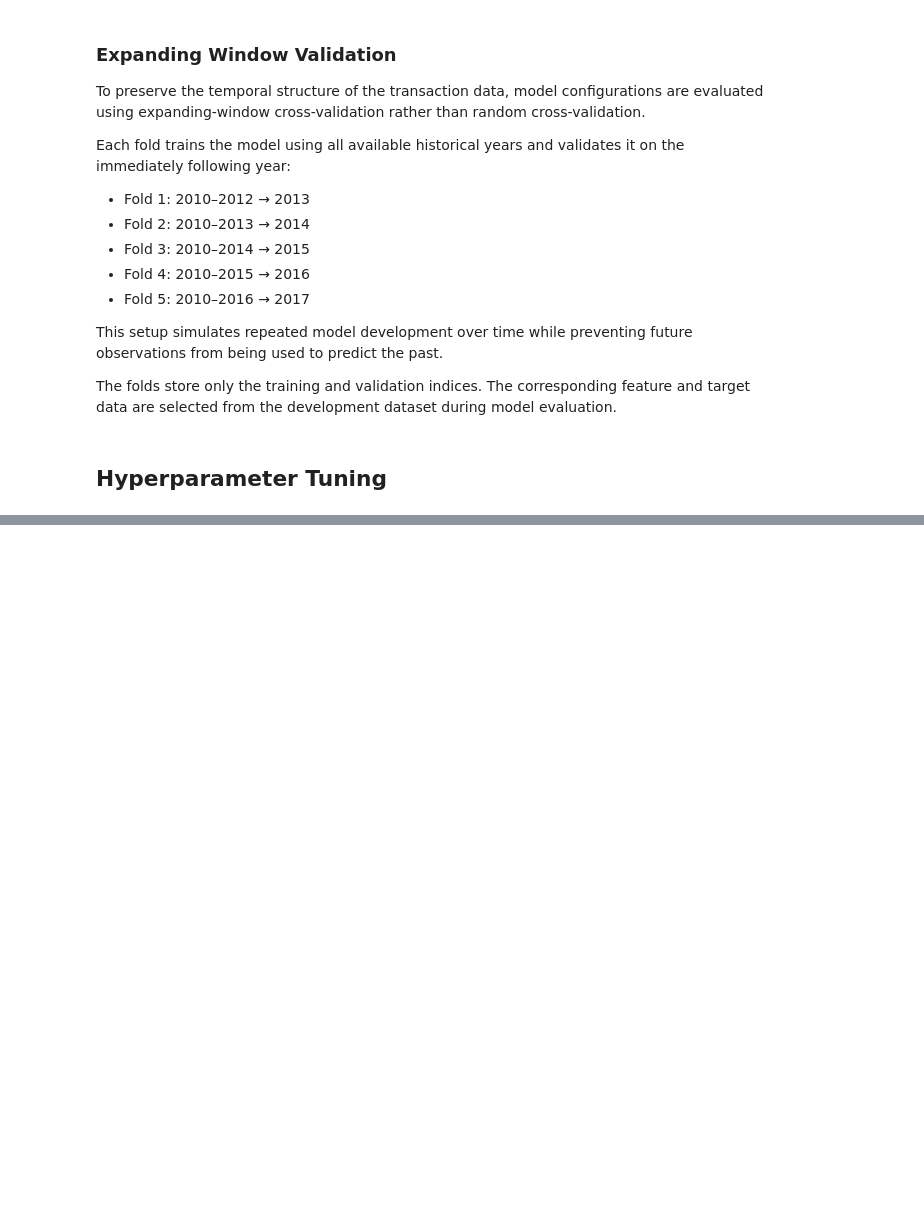
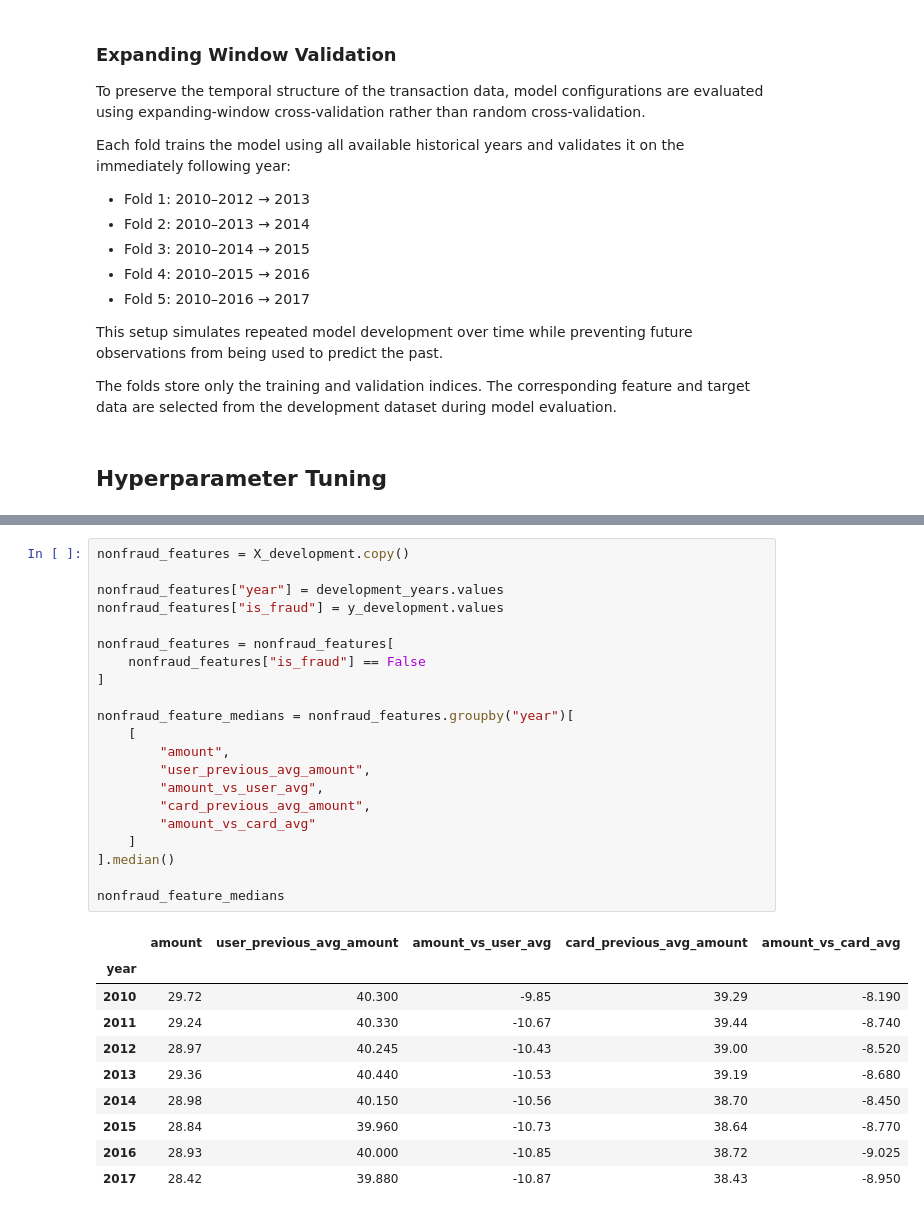
Before and after one commit to martynawieruszewska/finsight-fintech-analytics, a Jupyter notebook: notebooks/ml/06_gradient_boosting_tuning.ipynb, the cells around one changed output, grey strips where cells are left out. Saved outputs shown, nothing was run; the diff lists cells and outputs as text; blank space fills up the shorter version.

```diff
--- a/notebooks/ml/06_gradient_boosting_tuning.ipynb
+++ b/notebooks/ml/06_gradient_boosting_tuning.ipynb
@@ -453,0 +391,32 @@ feature_shift
+# %%
+nonfraud_features = X_development.copy()
+
+nonfraud_features["year"] = development_years.values
+nonfraud_features["is_fraud"] = y_development.values
+
+nonfraud_features = nonfraud_features[
+    nonfraud_features["is_fraud"] == False
+]
+
+nonfraud_feature_medians = nonfraud_features.groupby("year")[
+    [
+        "amount",
+        "user_previous_avg_amount",
+        "amount_vs_user_avg",
+        "card_previous_avg_amount",
+        "amount_vs_card_avg"
+    ]
+].median()
+
+nonfraud_feature_medians
+# %% [output]
+|  | amount | user_previous_avg_amount | amount_vs_user_avg | card_previous_avg_amount | amount_vs_card_avg |
+| year |  |  |  |  |  |
+| 2010 | 29.72 | 40.300 | -9.85 | 39.29 | -8.190 |
+| 2011 | 29.24 | 40.330 | -10.67 | 39.44 | -8.740 |
+| 2012 | 28.97 | 40.245 | -10.43 | 39.00 | -8.520 |
+| 2013 | 29.36 | 40.440 | -10.53 | 39.19 | -8.680 |
+| 2014 | 28.98 | 40.150 | -10.56 | 38.70 | -8.450 |
+| 2015 | 28.84 | 39.960 | -10.73 | 38.64 | -8.770 |
+| 2016 | 28.93 | 40.000 | -10.85 | 38.72 | -9.025 |
+| 2017 | 28.42 | 39.880 | -10.87 | 38.43 | -8.950 |
```
Also changed, not shown: parts of 31 cells of this notebook.
